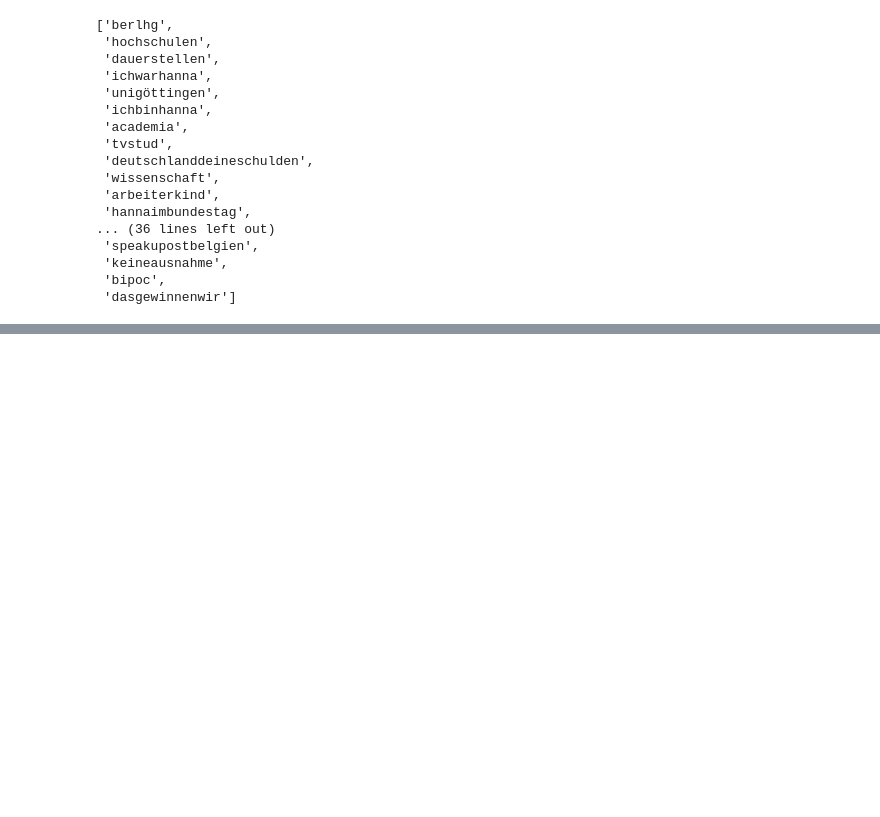
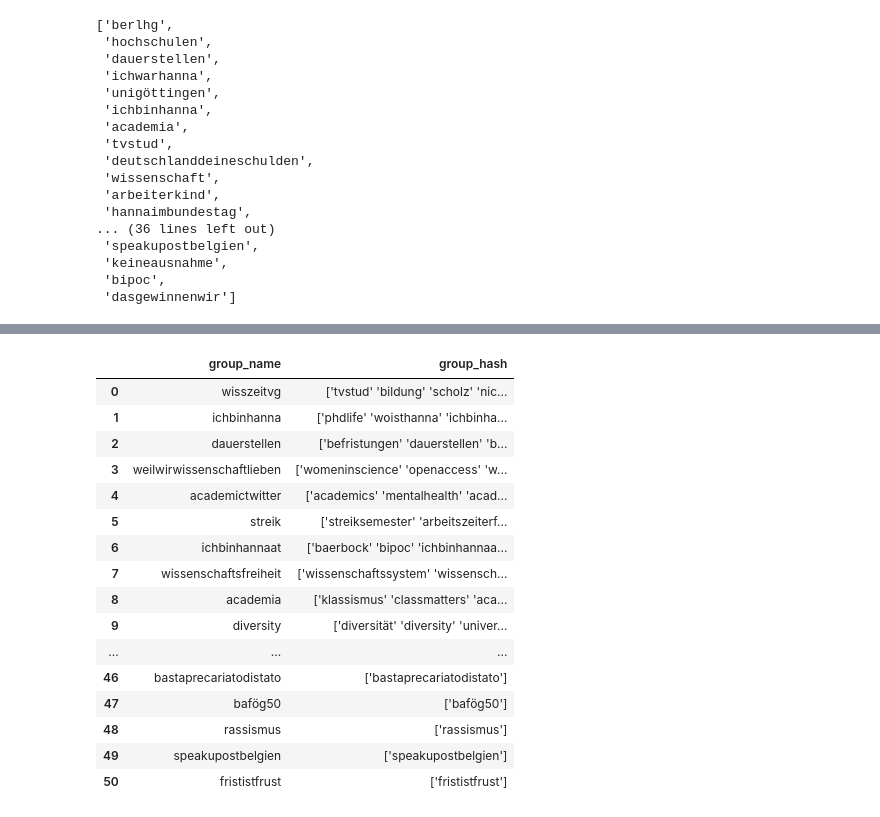
Before and after one commit to moinam/TweetAnalyzer, a Jupyter notebook: workflow_Clustering_hashtags.ipynb, the cells around one changed output, grey strips where cells are left out. Cells and saved outputs as stored; diff of their text form; code cells hidden in the pictures; blank space fills up the shorter version.

```diff
--- a/workflow_Clustering_hashtags.ipynb
+++ b/workflow_Clustering_hashtags.ipynb
@@ -713,0 +467,30 @@ plt.show()
+# %%
+
+index_names = {
+    'selector': '.index_name',
+    'props': 'font-style: italic; color: darkgrey; font-weight:normal;'
+}
+s.set_table_styles([ index_names])
+s.set_table_styles([
+    {'selector': 'th.col_heading', 'props': 'font-size: 1.5em;text-align: center;'},
+    {'selector': 'th.col_heading.level0', 'props': 'font-size: 1.5em;font-family : Times New Roman;'},
+    {'selector': 'td', 'props': 'font-size: 1.4em;font-family : Times New Roman;text-align: center; font-weight: bold;'},
+], overwrite=False)
+# %% [output]
+|  | group_name | group_hash |
+| 0 | wisszeitvg | ['tvstud' 'bildung' 'scholz' 'nic... |
+| 1 | ichbinhanna | ['phdlife' 'woisthanna' 'ichbinha... |
+| 2 | dauerstellen | ['befristungen' 'dauerstellen' 'b... |
+| 3 | weilwirwissenschaftlieben | ['womeninscience' 'openaccess' 'w... |
+| 4 | academictwitter | ['academics' 'mentalhealth' 'acad... |
+| 5 | streik | ['streiksemester' 'arbeitszeiterf... |
+| 6 | ichbinhannaat | ['baerbock' 'bipoc' 'ichbinhannaa... |
+| 7 | wissenschaftsfreiheit | ['wissenschaftssystem' 'wissensch... |
+| 8 | academia | ['klassismus' 'classmatters' 'aca... |
+| 9 | diversity | ['diversität' 'diversity' 'univer... |
+| ... | ... | ... |
+| 46 | bastaprecariatodistato | ['bastaprecariatodistato'] |
+| 47 | bafög50 | ['bafög50'] |
+| 48 | rassismus | ['rassismus'] |
+| 49 | speakupostbelgien | ['speakupostbelgien'] |
+| 50 | frististfrust | ['frististfrust'] |
```
Also changed, not shown: parts of 29 cells of this notebook.
